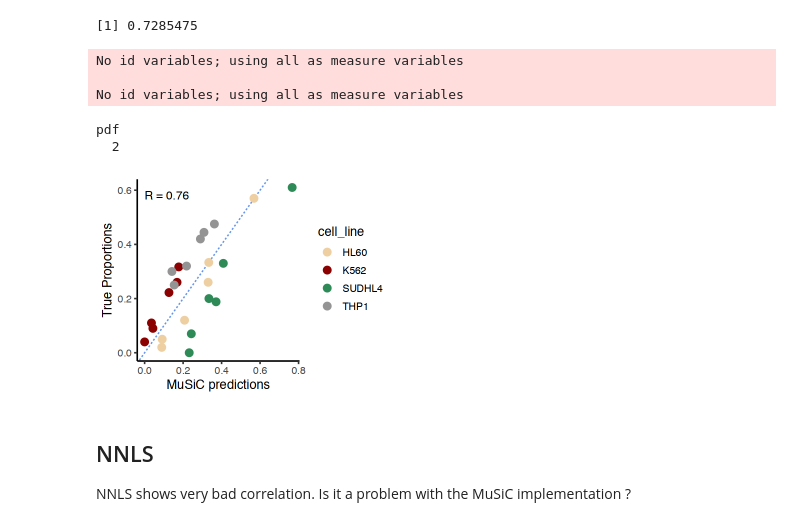
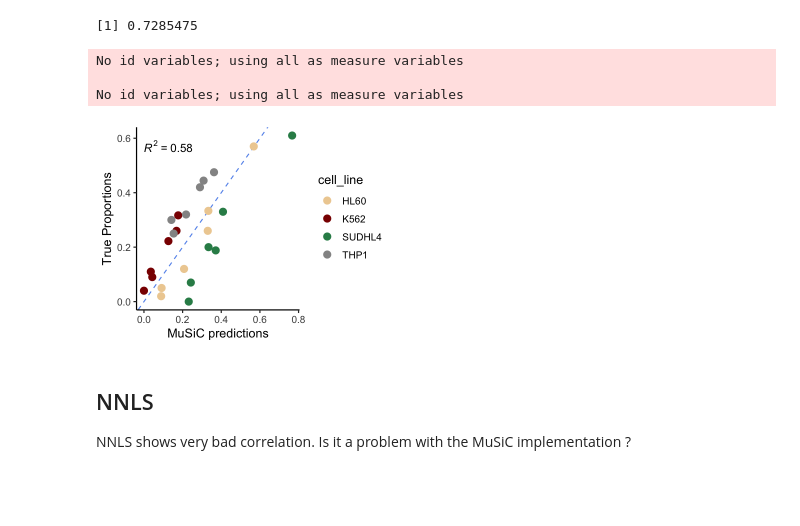
Before and after one commit to alexdray86/Coudray2026, a Jupyter notebook: Fig2_invitro_experiment.ipynb, the cells around one changed output. Drawn from its saved outputs; the diff is of its cells as text; code cells hidden in the pictures; blank space fills up the shorter version.

```diff
--- a/Fig2_invitro_experiment.ipynb
+++ b/Fig2_invitro_experiment.ipynb
@@ -723,7 +373,7 @@ climb_ <- function (sc, bulk, cancer_pattern = "none", mode = "abundance",
 ### CLIMB deconvolution of bulk samples
 Here we launch CLIMB deconvolution with default settings to predict cell type abundance
 # %%
-climb_out = climb_(sc.es, bulk.es, mode='abundance')
+climb_out = climb(sc.es, bulk.es, mode='abundance')
 climb_prop = climb_out$props.corrected
 climb_prop = climb_prop[,colnames(true_prop)]
 # %% [output]
@@ -900,0 +469,4 @@ Checking that all tables has the same sample names: TRUE
+# %%
+all_props = load_all_props(out_dir, include_cibersortx = T)
+all_props$CLIMB = climb_prop
+all_res = make_all_metrics(all_props, true_prop)
@@ -938,22 +512,20 @@ median(all_res$MuSiC[[1]])
 # %%
 options(repr.plot.width=4, repr.plot.height=3)
 df_msc = cbind(reshape2::melt(data.frame(true_prop)),
                reshape2::melt(data.frame(music_prop)))
 colnames(df_msc) = c('cell_line', 'true.prop', 'x', 'music_prop')
 g = ggplot(df_msc) + geom_abline(slope=1, linetype = "dashed", colour='cornflowerblue') +
     geom_point(aes(x=music_prop, y=true.prop, colour=cell_line), size=3) + theme_classic2() +
-    stat_cor(method = "pearson", aes(x=music_prop, y=true.prop, label = after_stat(r.label))) +
+    stat_cor(method = "pearson", aes(x=music_prop, y=true.prop, label = after_stat(rr.label))) +
     scale_color_manual(values=c('navajowhite2',  'darkred', 'seagreen', 'grey58')) +
     ylab('True Proportions') + xlab('MuSiC predictions')
-pdf('results/fig2/scatter_music.pdf', width=4, height=3) ; g ; dev.off()
+#pdf('results/fig2/scatter_music.pdf', width=4, height=3) ; g ; dev.off()
 g
 # %% [output]
 No id variables; using all as measure variables
 
 No id variables; using all as measure variables
-pdf
-  2
-[figure, old version]
+[figure, new version]
 # %% [markdown]
 ## NNLS
 
```
Also changed, not shown: parts of 27 cells of this notebook, 4 other files.
